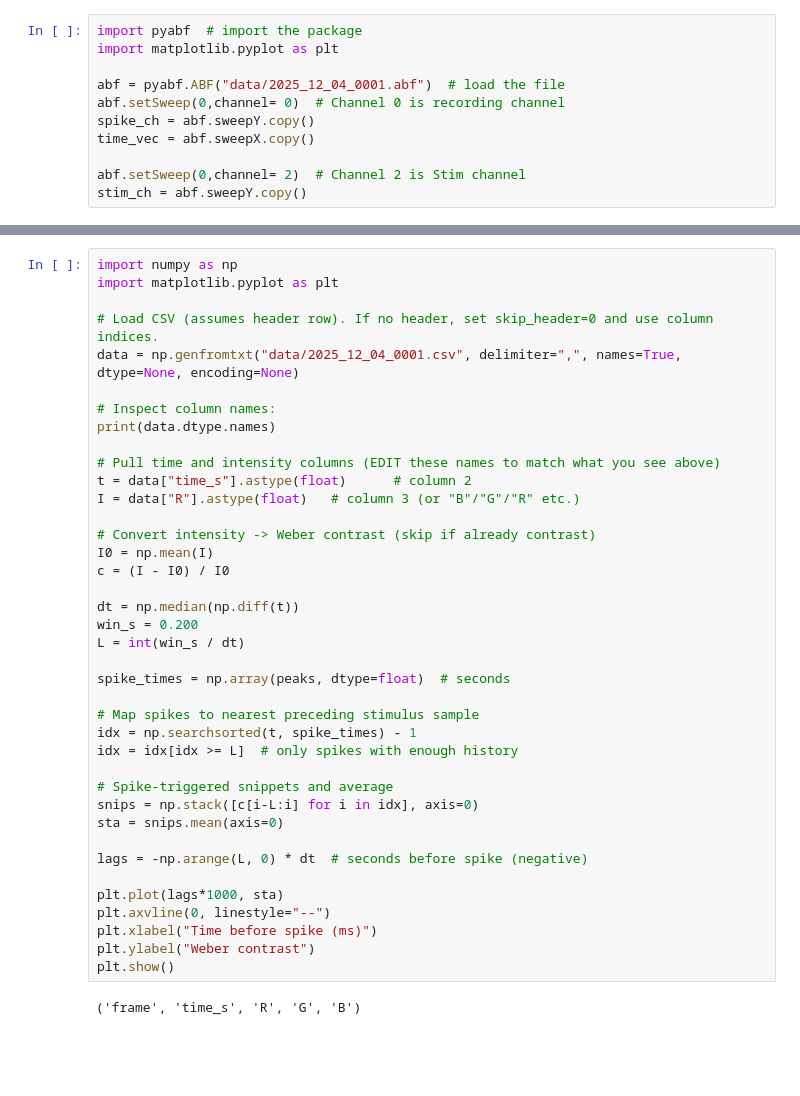
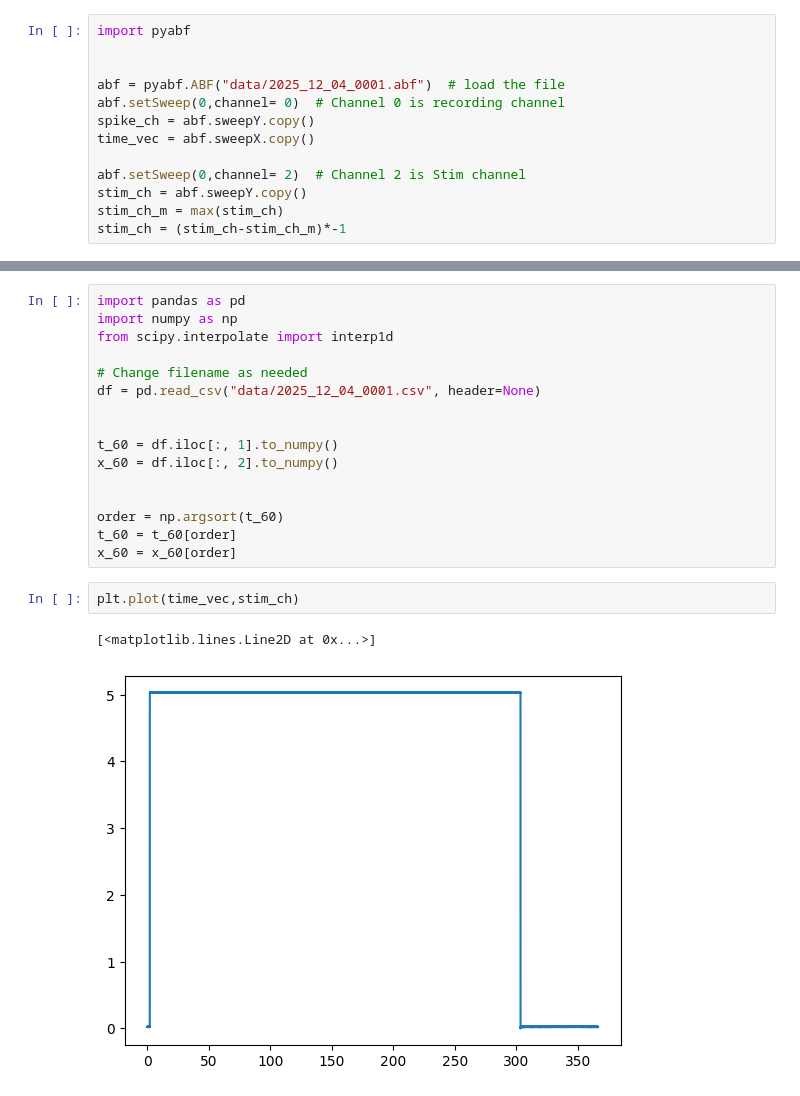
Before and after one commit to bkim346/Neitz_Analysis_Suite, a Jupyter notebook: testingbed.ipynb, the cells around one changed output, grey strips where cells are left out. Cells and saved outputs as stored; diff of their text form; blank space fills up the shorter version.

Commit message:
Update testingbed.ipynb
a test version of the spike triggered average preceding stimulus analysis

```diff
--- a/testingbed.ipynb
+++ b/testingbed.ipynb
@@ -1,6 +1,6 @@
 # %%
-import pyabf  # import the package
-import matplotlib.pyplot as plt
+import pyabf
+
 
 abf = pyabf.ABF("data/2025_12_04_0001.abf")  # load the file
 abf.setSweep(0,channel= 0)  # Channel 0 is recording channel
@@ -9,3 +9,5 @@ time_vec = abf.sweepX.copy()
 
 abf.setSweep(0,channel= 2)  # Channel 2 is Stim channel
 stim_ch = abf.sweepY.copy()
+stim_ch_m = max(stim_ch)
+stim_ch = (stim_ch-stim_ch_m)*-1
@@ -29,43 +29,23 @@ plt.axis([0, 5, -60, 60])
 (np.float64(0.0), np.float64(5.0), np.float64(-60.0), np.float64(60.0))
 [figure]
 # %%
+import pandas as pd
 import numpy as np
-import matplotlib.pyplot as plt
+from scipy.interpolate import interp1d
 
-# Load CSV (assumes header row). If no header, set skip_header=0 and use column indices.
-data = np.genfromtxt("data/2025_12_04_0001.csv", delimiter=",", names=True, dtype=None, encoding=None)
+# Change filename as needed
+df = pd.read_csv("data/2025_12_04_0001.csv", header=None)
 
-# Inspect column names:
-print(data.dtype.names)
 
-# Pull time and intensity columns (EDIT these names to match what you see above)
-t = data["time_s"].astype(float)      # column 2
-I = data["R"].astype(float)   # column 3 (or "B"/"G"/"R" etc.)
+t_60 = df.iloc[:, 1].to_numpy()
+x_60 = df.iloc[:, 2].to_numpy()
 
-# Convert intensity -> Weber contrast (skip if already contrast)
-I0 = np.mean(I)
-c = (I - I0) / I0
 
-dt = np.median(np.diff(t))
-win_s = 0.200
-L = int(win_s / dt)
-
-spike_times = np.array(peaks, dtype=float)  # seconds
-
-# Map spikes to nearest preceding stimulus sample
-idx = np.searchsorted(t, spike_times) - 1
-idx = idx[idx >= L]  # only spikes with enough history
-
-# Spike-triggered snippets and average
-snips = np.stack([c[i-L:i] for i in idx], axis=0)
-sta = snips.mean(axis=0)
-
-lags = -np.arange(L, 0) * dt  # seconds before spike (negative)
-
-plt.plot(lags*1000, sta)
-plt.axvline(0, linestyle="--")
-plt.xlabel("Time before spike (ms)")
-plt.ylabel("Weber contrast")
-plt.show()
+order = np.argsort(t_60)
+t_60 = t_60[order]
+x_60 = x_60[order]
-# %% [output]
-('frame', 'time_s', 'R', 'G', 'B')
+# %%
+plt.plot(time_vec,stim_ch)
+# %% [output]
+[<matplotlib.lines.Line2D at 0x...>]
+[figure, added]
```
Also changed, not shown: parts of 4 cells of this notebook.
